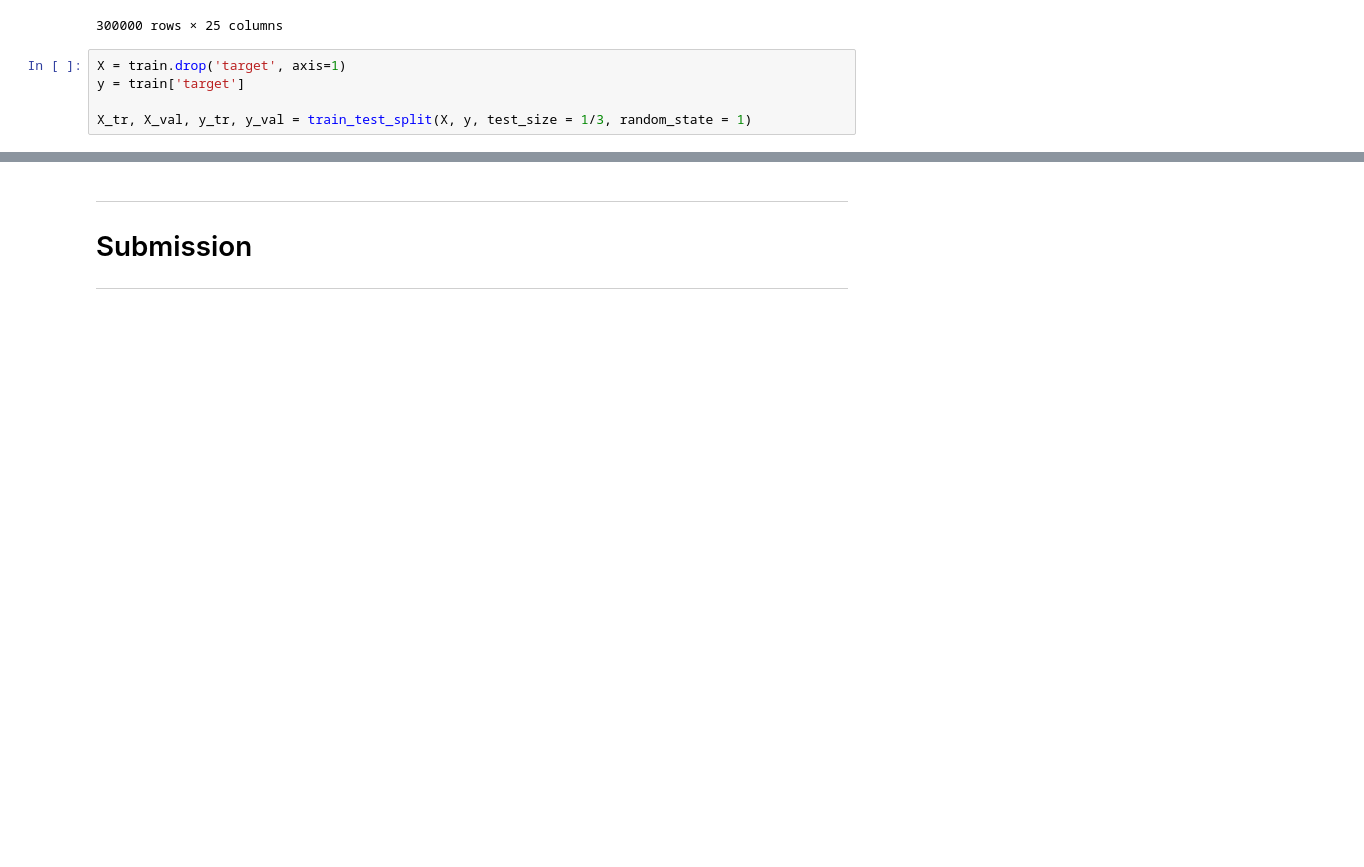
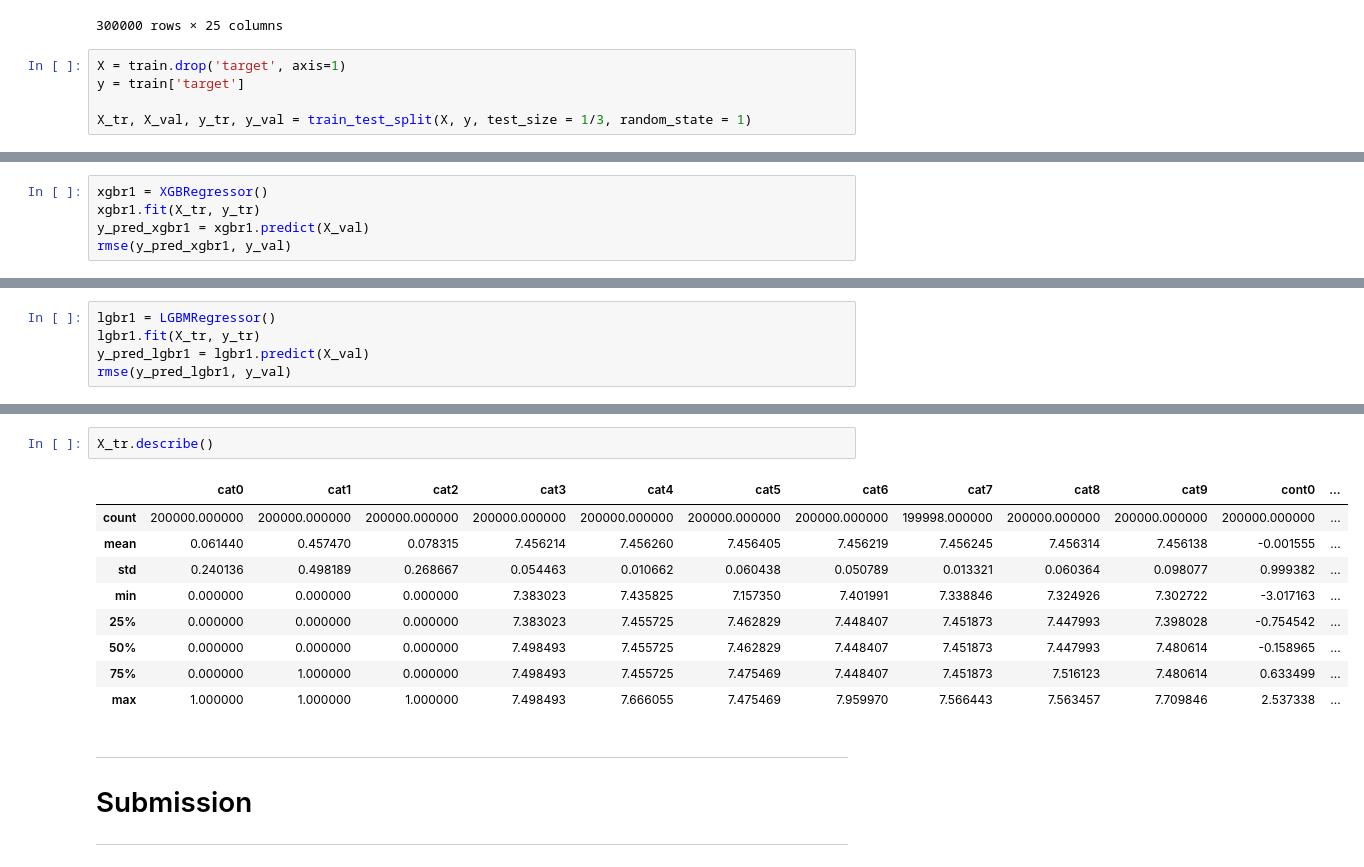
Before and after one commit to Roudranil/competitions, a Jupyter notebook: Kaggle/Tabular Playground Feb/tab_playground_feb.ipynb, the cells around one changed output, grey strips where cells are left out. Saved outputs shown, nothing was run; the diff lists cells and outputs as text; blank space fills up the shorter version.

```diff
--- a/Kaggle/Tabular Playground Feb/tab_playground_feb.ipynb
+++ b/Kaggle/Tabular Playground Feb/tab_playground_feb.ipynb
@@ -298,0 +244,5 @@ CatBoostError: ignored
+# %%
+xgbr1 = XGBRegressor()
+xgbr1.fit(X_tr, y_tr)
+y_pred_xgbr1 = xgbr1.predict(X_val)
+rmse(y_pred_xgbr1, y_val)
@@ -298,0 +252,5 @@ CatBoostError: ignored
+# %%
+lgbr1 = LGBMRegressor()
+lgbr1.fit(X_tr, y_tr)
+y_pred_lgbr1 = lgbr1.predict(X_val)
+rmse(y_pred_lgbr1, y_val)
@@ -299,3 +271,15 @@ CatBoostError: ignored
+# %%
+X_tr.describe()
+# %% [output]
+|  | cat0 | cat1 | cat2 | cat3 | cat4 | cat5 | cat6 | cat7 | cat8 | cat9 | cont0 | ... |
+| count | 200000.000000 | 200000.000000 | 200000.000000 | 200000.000000 | 200000.000000 | 200000.000000 | 200000.000000 | 199998.000000 | 200000.000000 | 200000.000000 | 200000.000000 | ... |
+| mean | 0.061440 | 0.457470 | 0.078315 | 7.456214 | 7.456260 | 7.456405 | 7.456219 | 7.456245 | 7.456314 | 7.456138 | -0.001555 | ... |
+| std | 0.240136 | 0.498189 | 0.268667 | 0.054463 | 0.010662 | 0.060438 | 0.050789 | 0.013321 | 0.060364 | 0.098077 | 0.999382 | ... |
+| min | 0.000000 | 0.000000 | 0.000000 | 7.383023 | 7.435825 | 7.157350 | 7.401991 | 7.338846 | 7.324926 | 7.302722 | -3.017163 | ... |
+| 25% | 0.000000 | 0.000000 | 0.000000 | 7.383023 | 7.455725 | 7.462829 | 7.448407 | 7.451873 | 7.447993 | 7.398028 | -0.754542 | ... |
+| 50% | 0.000000 | 0.000000 | 0.000000 | 7.498493 | 7.455725 | 7.462829 | 7.448407 | 7.451873 | 7.447993 | 7.480614 | -0.158965 | ... |
+| 75% | 0.000000 | 1.000000 | 0.000000 | 7.498493 | 7.455725 | 7.475469 | 7.448407 | 7.451873 | 7.516123 | 7.480614 | 0.633499 | ... |
+| max | 1.000000 | 1.000000 | 1.000000 | 7.498493 | 7.666055 | 7.475469 | 7.959970 | 7.566443 | 7.563457 | 7.709846 | 2.537338 | ... |
 # %% [markdown]
 
 
```
Also changed, not shown: parts of 29 cells of this notebook.
